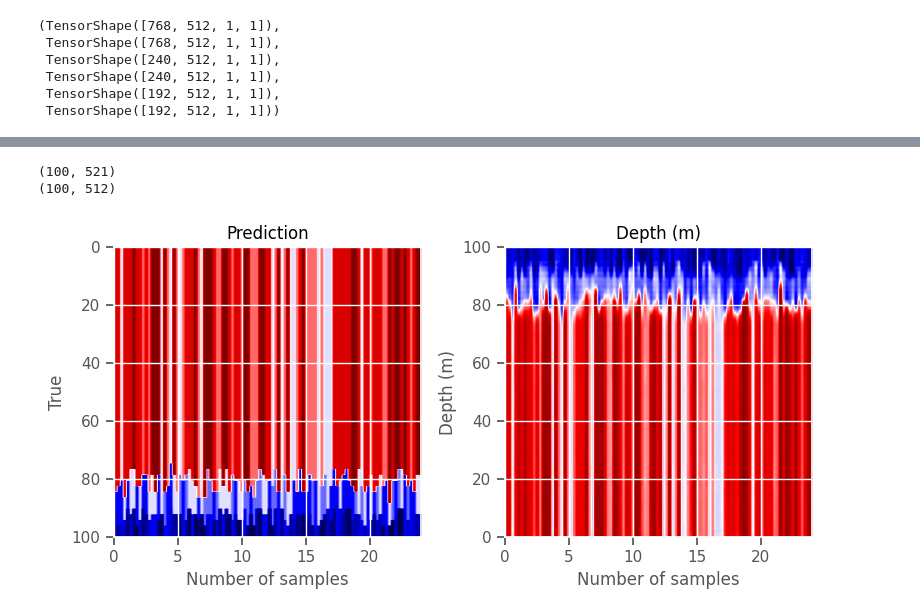
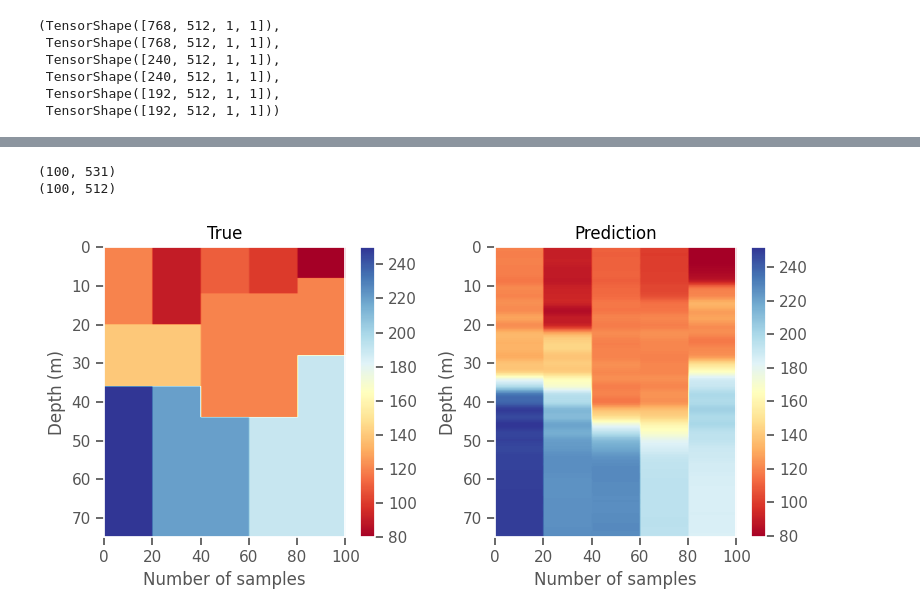
Before and after one commit to erbiaoger/hvsrUNet, a Jupyter notebook: examples/test_all.ipynb, the cells around one changed output, grey strips where cells are left out. Saved outputs shown, nothing was run; the diff lists cells and outputs as text; code cells hidden in the pictures.

```diff
--- a/examples/test_all.ipynb
+++ b/examples/test_all.ipynb
@@ -294,9 +291,19 @@ yy_im = []
 y_im = []
 
 for j in range(100):
-    i = np.random.randint(0, 240)
+    # i = np.random.randint(0, 240)
+    if j < 20:
+        i = 20
+    elif j < 40:
+        i = 21
+    elif j < 60:
+        i = 22
+    elif j < 80:
+        i = 23
+    else:
+        i = 24
     ypred = model.predict(X_test[i:i+1, ...])
-    yy = smooth(np.squeeze(ypred), window_len=10, window='blackman')
+    yy = smooth(np.squeeze(ypred), window_len=15, window='blackman')
     depth = np.linspace(hzcum.min(), hzcum.max(), len(yy))
     yy_im.append(yy*1000)
     y_im.append(np.squeeze(y_test[i, ...])*1000)
@@ -305,20 +312,26 @@ yy_im = np.array(yy_im)
 y_im = np.array(y_im)
 print(yy_im.shape, y_im.shape)
 # %% [output]
-(100, 521)
+(100, 531)
 (100, 512)
 # %%
 with plt.style.context('ggplot'):
     sns.set_theme(style=None)
     fig, axes = plt.subplots(1, 2, figsize=(8, 4))
-    axes[0].imshow(y_im.T, cmap='seismic', aspect='auto', extent=[0, 24, 100, 0])
+    im0 = axes[0].imshow(y_im.T, cmap='RdYlBu', aspect='auto', extent=[0, 100, hzcum.max(), 0])
     axes[0].set_xlabel('Number of samples')
-    axes[0].set_ylabel('True')
-    axes[0].set_title('Prediction')
-    axes[1].imshow(yy_im.T, cmap='seismic', aspect='auto', extent=[0, 24, 100, 0])
+    axes[0].set_ylabel('Depth (m)')
+    axes[0].set_title('True')
+    axes[0].set_ylim([75, 0])
+    axes[0].grid(False)
+    plt.colorbar(im0, ax=axes[0])
+    im1 = axes[1].imshow(yy_im.T, cmap='RdYlBu', aspect='auto', extent=[0, 100, hzcum.max(), 0])
     axes[1].set_xlabel('Number of samples')
     axes[1].set_ylabel('Depth (m)')
-    axes[1].set_title('Depth (m)')
+    axes[1].set_title('Prediction')
+    axes[1].set_ylim([75, 0])
+    axes[1].grid(False)
+    plt.colorbar(im1, ax=axes[1])
     plt.tight_layout()
 # %% [output]
-[figure, old version]
+[figure, new version]
```
Also changed, not shown: parts of 8 cells of this notebook, 1 other file.
